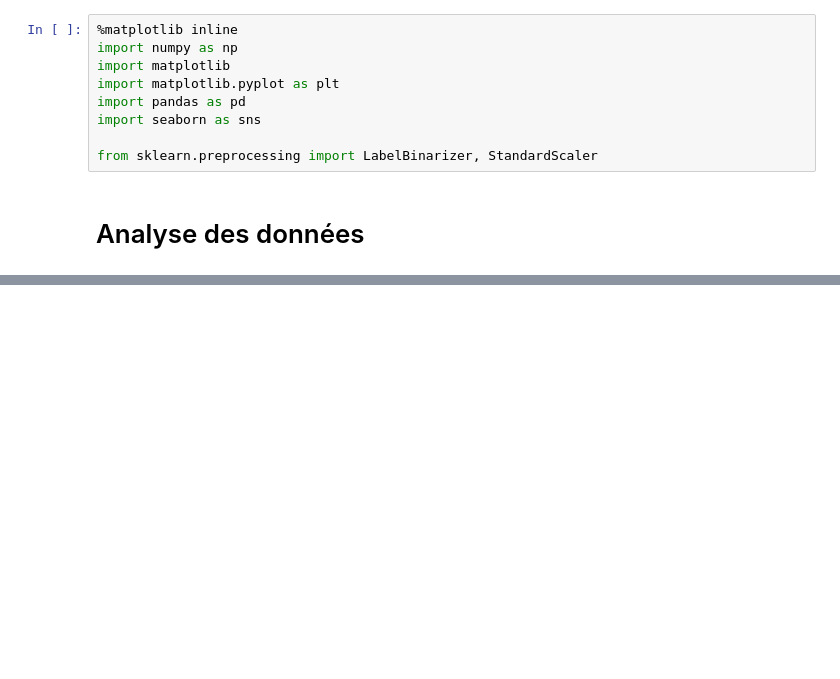
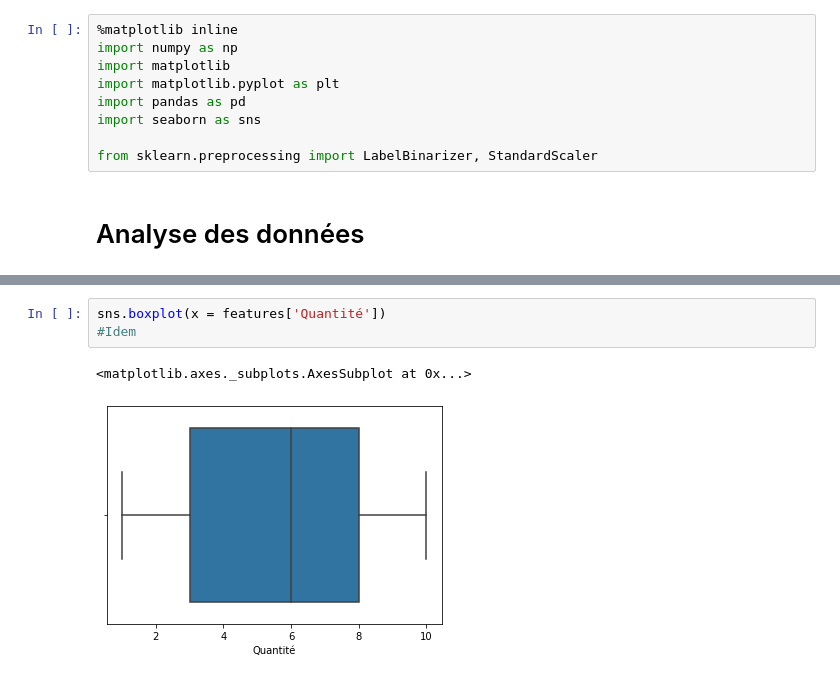
Before and after one commit to hostiix/DatasetVente, a Jupyter notebook: DataAnalysis.ipynb, the cells around one changed output, grey strips where cells are left out. Saved outputs shown, nothing was run; the diff lists cells and outputs as text; blank space fills up the shorter version.

```diff
--- a/DataAnalysis.ipynb
+++ b/DataAnalysis.ipynb
@@ -27,0 +72,6 @@ ventes2015sousensemble.decribe()
+# %%
+sns.boxplot(x = features['Quantité'])
+#Idem
+# %% [output]
+<matplotlib.axes._subplots.AxesSubplot at 0x...>
+[figure, added]
```
Also changed, not shown: parts of 15 cells of this notebook.
